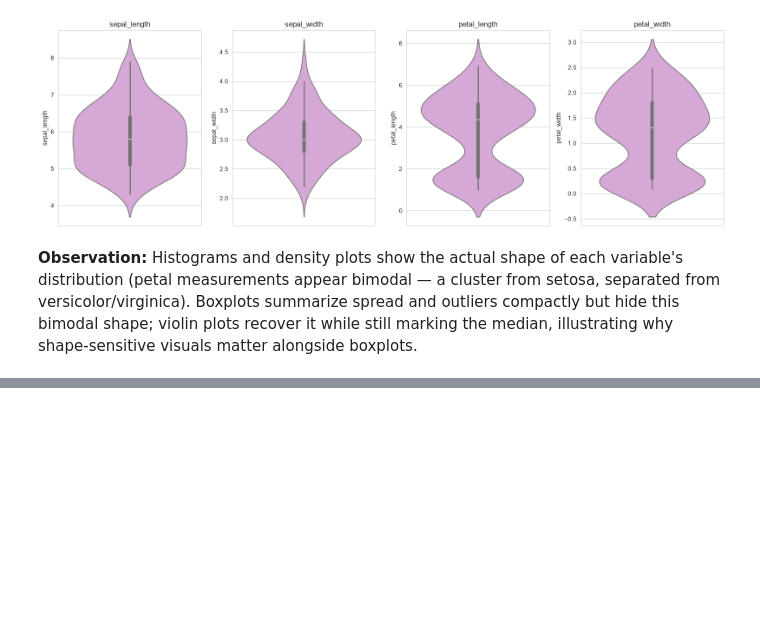
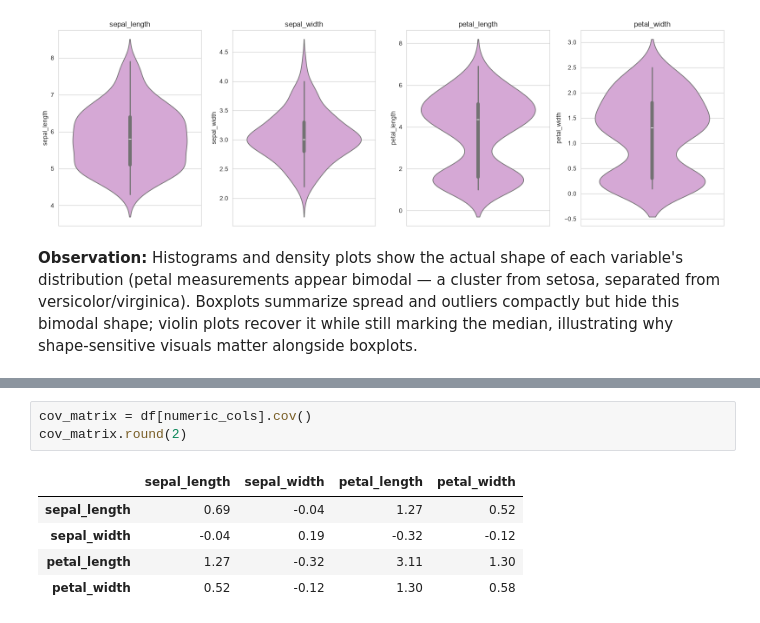
Before and after one commit to nikitha-d1323/data-analysis-mini-projects, a Jupyter notebook: unit2-iris-multivariate/notebooks/Iris_Multivariate_Unit2.ipynb, the cells around one changed output, grey strips where cells are left out. Saved outputs shown, nothing was run; the diff lists cells and outputs as text; blank space fills up the shorter version.

```diff
--- a/unit2-iris-multivariate/notebooks/Iris_Multivariate_Unit2.ipynb
+++ b/unit2-iris-multivariate/notebooks/Iris_Multivariate_Unit2.ipynb
@@ -79,0 +105,9 @@ alongside boxplots.
+# %%
+cov_matrix = df[numeric_cols].cov()
+cov_matrix.round(2)
+# %% [output]
+|  | sepal_length | sepal_width | petal_length | petal_width |
+| sepal_length | 0.69 | -0.04 | 1.27 | 0.52 |
+| sepal_width | -0.04 | 0.19 | -0.32 | -0.12 |
+| petal_length | 1.27 | -0.32 | 3.11 | 1.30 |
+| petal_width | 0.52 | -0.12 | 1.30 | 0.58 |
```
Also changed, not shown: parts of 5 cells of this notebook, 2 other files.
